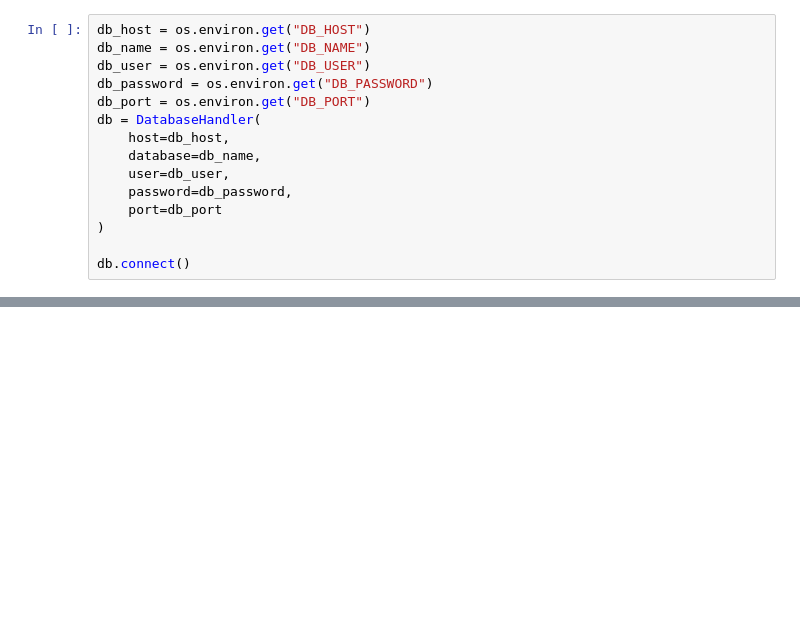
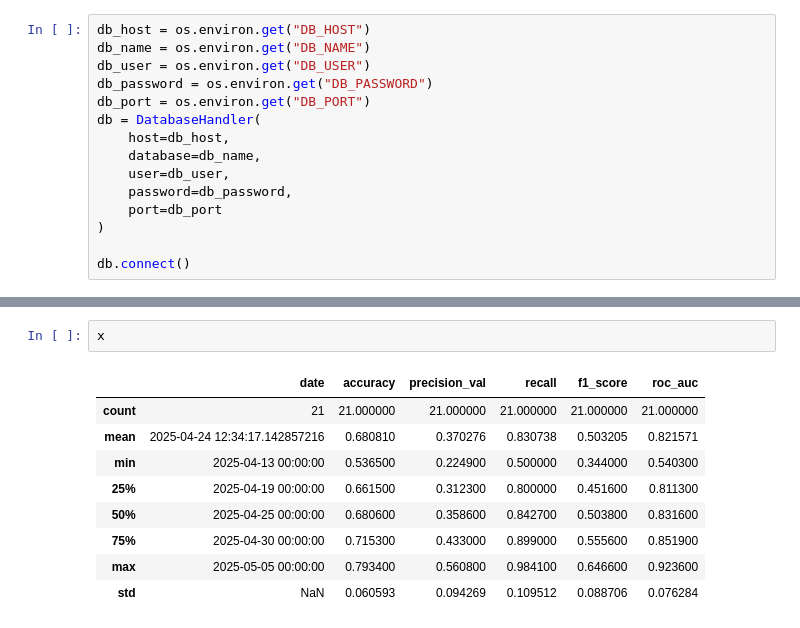
Before and after one commit to teampds2025/Practice_2, a Jupyter notebook: notebooks/3. Finalize and Deploy/daily_metrics.ipynb, the cells around one changed output, grey strips where cells are left out. Drawn from its saved outputs; the diff is of its cells as text; blank space fills up the shorter version.

```diff
--- a/notebooks/3. Finalize and Deploy/daily_metrics.ipynb
+++ b/notebooks/3. Finalize and Deploy/daily_metrics.ipynb
@@ -49,0 +83,12 @@ df
+# %%
+x
+# %% [output]
+|  | date | accuracy | precision_val | recall | f1_score | roc_auc |
+| count | 21 | 21.000000 | 21.000000 | 21.000000 | 21.000000 | 21.000000 |
+| mean | 2025-04-24 12:34:17.142857216 | 0.680810 | 0.370276 | 0.830738 | 0.503205 | 0.821571 |
+| min | 2025-04-13 00:00:00 | 0.536500 | 0.224900 | 0.500000 | 0.344000 | 0.540300 |
+| 25% | 2025-04-19 00:00:00 | 0.661500 | 0.312300 | 0.800000 | 0.451600 | 0.811300 |
+| 50% | 2025-04-25 00:00:00 | 0.680600 | 0.358600 | 0.842700 | 0.503800 | 0.831600 |
+| 75% | 2025-04-30 00:00:00 | 0.715300 | 0.433000 | 0.899000 | 0.555600 | 0.851900 |
+| max | 2025-05-05 00:00:00 | 0.793400 | 0.560800 | 0.984100 | 0.646600 | 0.923600 |
+| std | NaN | 0.060593 | 0.094269 | 0.109512 | 0.088706 | 0.076284 |
```
Also changed, not shown: parts of 9 cells of this notebook.
